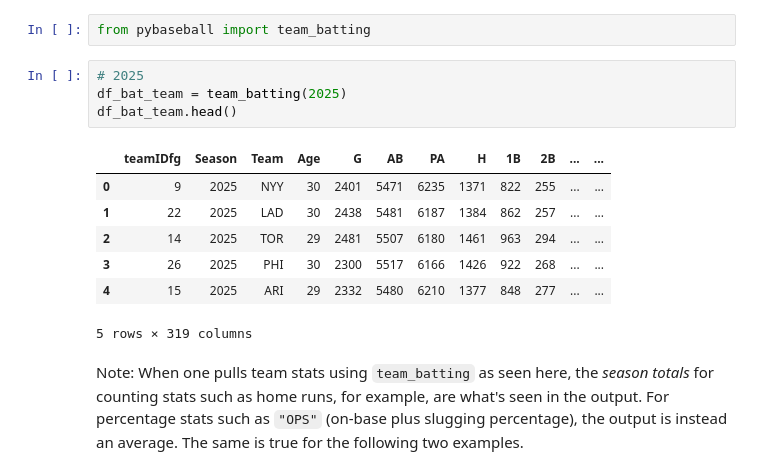
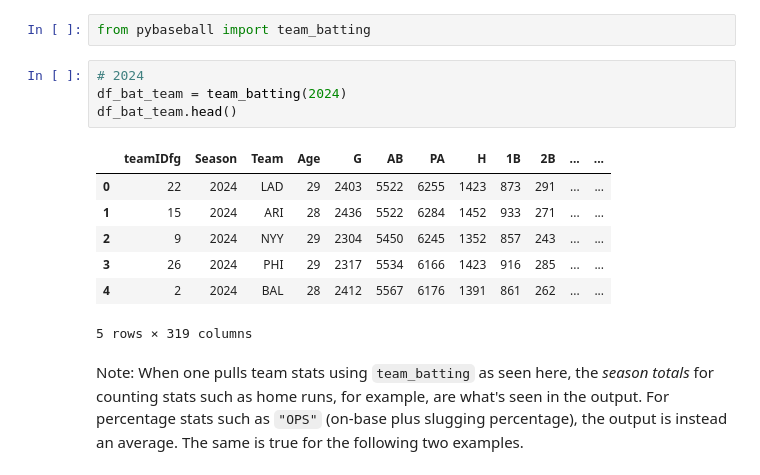
Before and after one commit to pmaurer237/Project_1_Baseball_Statistics, a Jupyter notebook: Workflow/Data_Collection.ipynb, the cells around one changed output. Drawn from its saved outputs; the diff is of its cells as text.

```diff
--- a/Workflow/Data_Collection.ipynb
+++ b/Workflow/Data_Collection.ipynb
@@ -147,16 +147,16 @@ df_nyy_2025.head()
 # %%
 from pybaseball import team_batting
 # %%
-# 2025
-df_bat_team = team_batting(2025)
+# 2024
+df_bat_team = team_batting(2024)
 df_bat_team.head()
 # %% [output]
 |  | teamIDfg | Season | Team | Age | G | AB | PA | H | 1B | 2B | ... | ... |
-| 0 | 9 | 2025 | NYY | 30 | 2401 | 5471 | 6235 | 1371 | 822 | 255 | ... | ... |
-| 1 | 22 | 2025 | LAD | 30 | 2438 | 5481 | 6187 | 1384 | 862 | 257 | ... | ... |
-| 2 | 14 | 2025 | TOR | 29 | 2481 | 5507 | 6180 | 1461 | 963 | 294 | ... | ... |
-| 3 | 26 | 2025 | PHI | 30 | 2300 | 5517 | 6166 | 1426 | 922 | 268 | ... | ... |
-| 4 | 15 | 2025 | ARI | 29 | 2332 | 5480 | 6210 | 1377 | 848 | 277 | ... | ... |
+| 0 | 22 | 2024 | LAD | 29 | 2403 | 5522 | 6255 | 1423 | 873 | 291 | ... | ... |
+| 1 | 15 | 2024 | ARI | 28 | 2436 | 5522 | 6284 | 1452 | 933 | 271 | ... | ... |
+| 2 | 9 | 2024 | NYY | 29 | 2304 | 5450 | 6245 | 1352 | 857 | 243 | ... | ... |
+| 3 | 26 | 2024 | PHI | 29 | 2317 | 5534 | 6166 | 1423 | 916 | 285 | ... | ... |
+| 4 | 2 | 2024 | BAL | 28 | 2412 | 5567 | 6176 | 1391 | 861 | 262 | ... | ... |
 5 rows × 319 columns
 # %% [markdown]
 Note: When one pulls team stats using `team_batting` as seen here, the *season totals* for counting stats such as home runs, for example, are what's seen in the output. For percentage stats such as `"OPS"` (on-base plus slugging percentage), the output is instead an average. The same is true for the following two examples.
```
Also changed, not shown: parts of 24 cells of this notebook, 2 other files.
